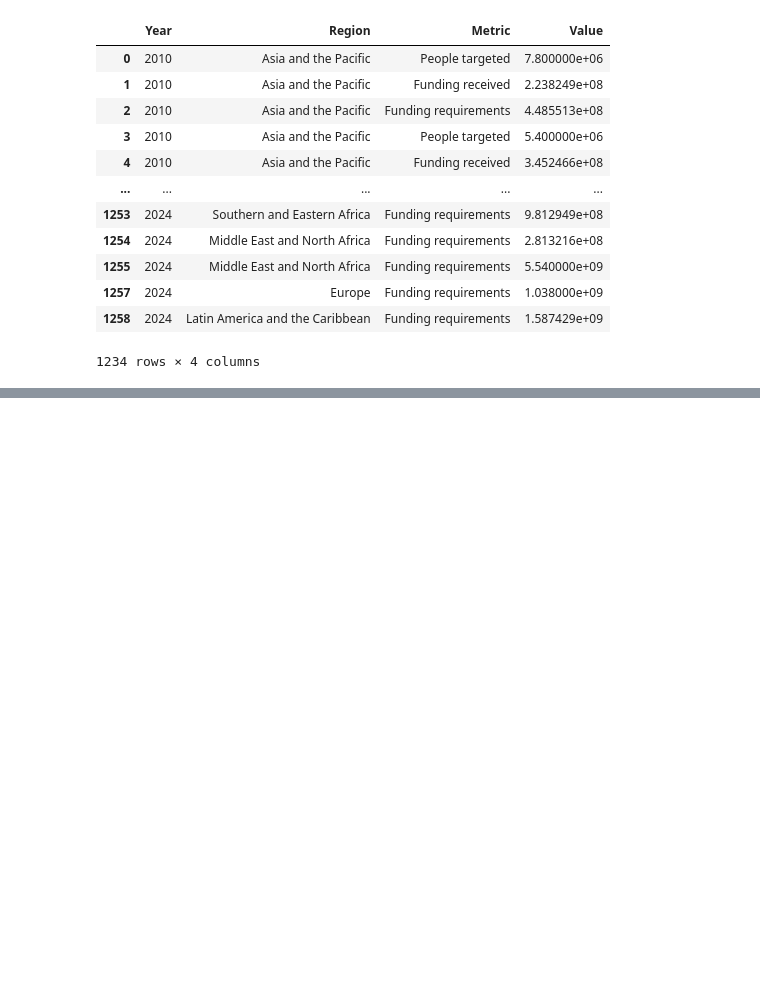
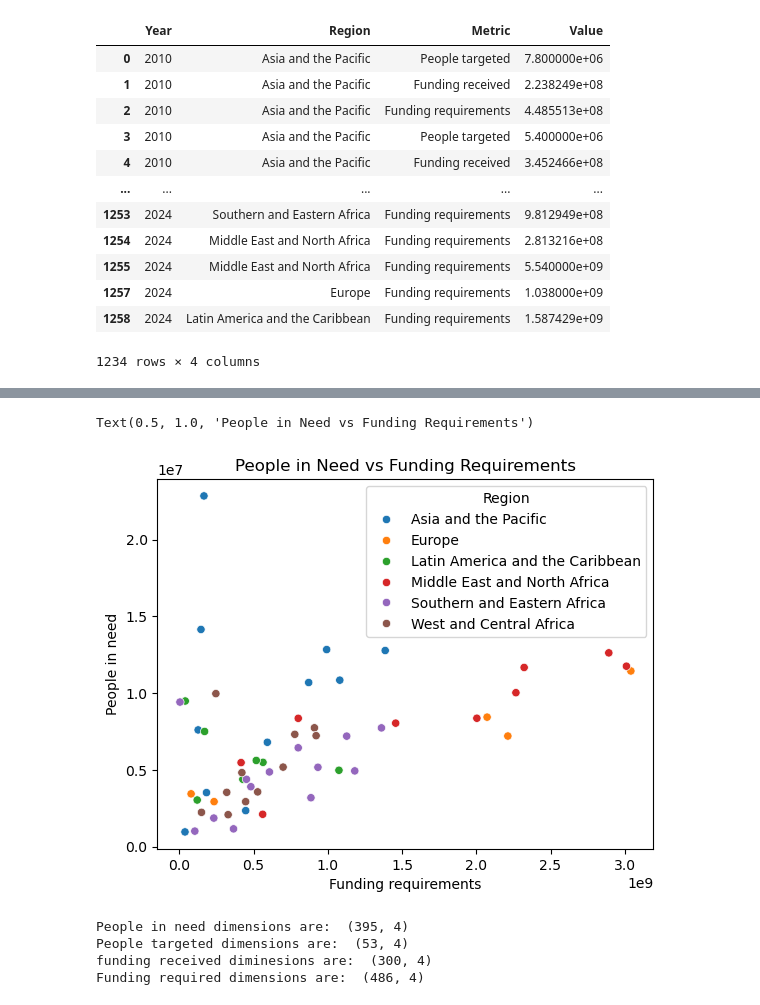
Before and after one commit to Zyjones/Crisis---Humanitarian-Needs-EDA, a Jupyter notebook: Notebooks/EDA/HachemingC_EDA.ipynb, the cells around one changed output, grey strips where cells are left out. Saved outputs shown, nothing was run; the diff lists cells and outputs as text; code cells hidden in the pictures; blank space fills up the shorter version.

```diff
--- a/Notebooks/EDA/HachemingC_EDA.ipynb
+++ b/Notebooks/EDA/HachemingC_EDA.ipynb
@@ -259,0 +267,2 @@ See the caveats in the documentation: https://pandas.pydata.org/pandas-docs/stab
+# %%
+region_df = new_df.pivot_table(index=["Region", "Year"], columns="Metric", values="Value")
@@ -260 +286,9 @@ See the caveats in the documentation: https://pandas.pydata.org/pandas-docs/stab
+# %%
+#scatter plot for people in need
+sns.scatterplot(region_df, x="Funding requirements", y="People in need", hue="Region")
+
+plt.title("People in Need vs Funding Requirements")
+# %% [output]
+Text(0.5, 1.0, 'People in Need vs Funding Requirements')
+[figure, added]
 # %%
@@ -262,3 +297,13 @@ regional_funding_requirements = new_df[new_df["Metric"] == "Funding requirements
 regional_funding_received = new_df[new_df["Metric"] == "Funding received"]
 regional_people_targeted = new_df[new_df["Metric"] == "People targeted"]
 regional_people_in_need = new_df[new_df["Metric"] == "People in need"]
+# %%
+print("People in need dimensions are: ", regional_people_in_need.shape)
+print("People targeted dimensions are: ",regional_people_targeted.shape)
+print("funding received diminesions are: ", regional_funding_received.shape)
+print("Funding required dimensions are: ",regional_funding_requirements.shape)
+# %% [output]
+People in need dimensions are:  (395, 4)
+People targeted dimensions are:  (53, 4)
+funding received diminesions are:  (300, 4)
+Funding required dimensions are:  (486, 4)
```
Also changed, not shown: parts of 34 cells of this notebook.
